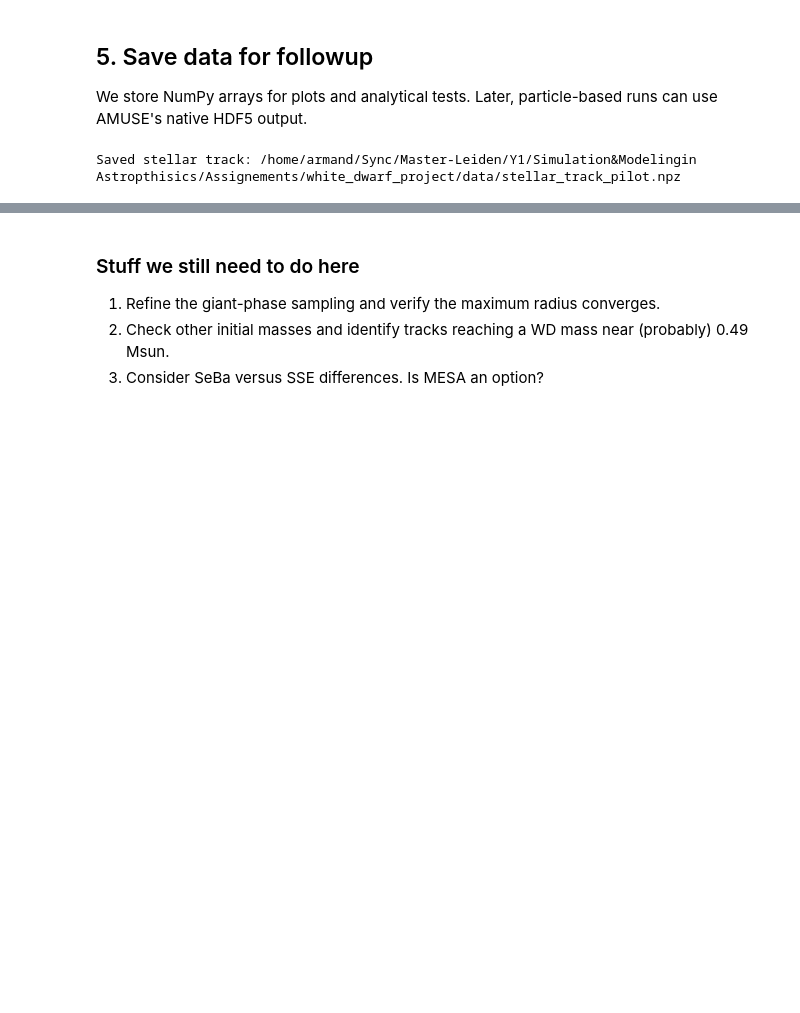
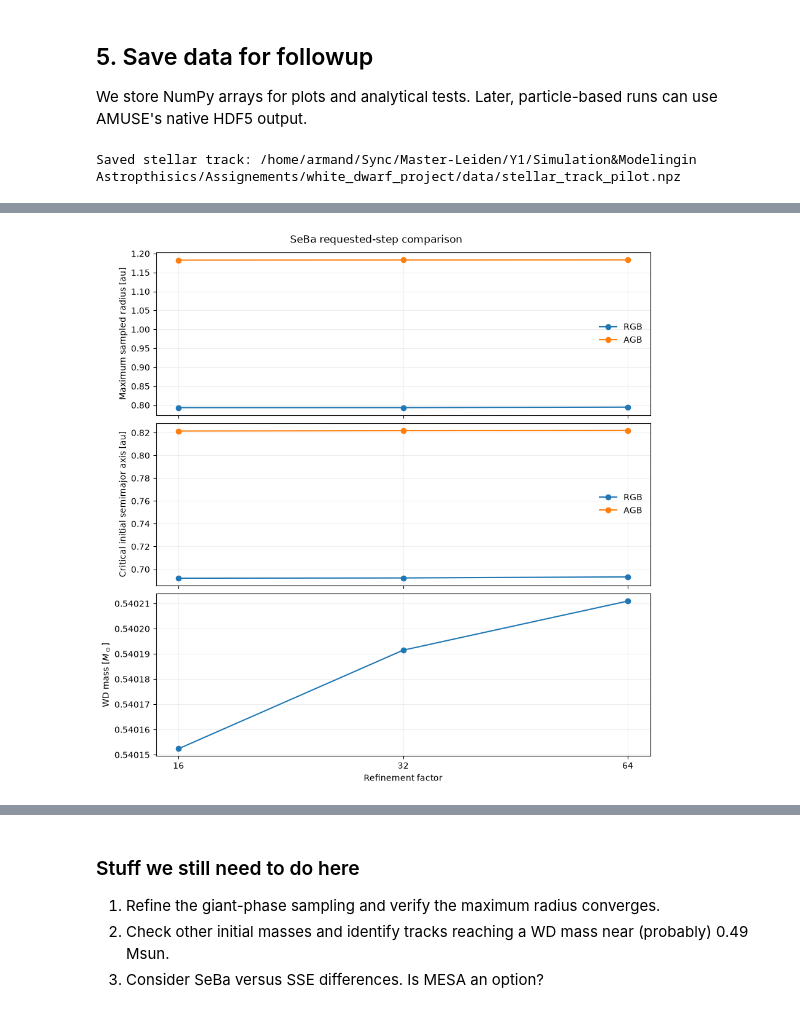
Before and after one commit to armandbl/AMUSE-Assignements, a Jupyter notebook: white_dwarf_project/notebooks/01_stellar_evolution.ipynb, the cells around one changed output, grey strips where cells are left out. Cells and saved outputs as stored; diff of their text form; code cells hidden in the pictures; blank space fills up the shorter version.

```diff
--- a/white_dwarf_project/notebooks/01_stellar_evolution.ipynb
+++ b/white_dwarf_project/notebooks/01_stellar_evolution.ipynb
@@ -199,0 +508,23 @@ Saved stellar track: /home/armand/Sync/Master-Leiden/Y1/Simulation&Modelingin As
+# %%
+# This is expected to take a while, for me it took about 20 minutes for the three refinements.
+
+if len(REFINEMENTS) < 3 or any(int(r) != r or r < 1 for r in REFINEMENTS):
+    raise ValueError("Choose at least three positive integer refinements.")
+if any(b != 2*a for a, b in zip(REFINEMENTS[:-1], REFINEMENTS[1:])):
+    raise ValueError("Use successive doublings, e.g. (16, 32, 64).")
+
+write_json(SAMPLING_DIR / "settings.json", {
+    "initial_mass_MSun": float(M_INITIAL.value_in(units.MSun)),
+    "metallicity": float(METALLICITY), "refinements": list(REFINEMENTS),
+    "base_steps_Myr": BASE_STEPS_MYR, "planet_mass_MSun": PLANET_MASS_MSUN,
+    "boundary_eccentricity": BOUNDARY_ECCENTRICITY,
+    "boundary_tolerance_AU": BOUNDARY_TOL_AU,
+    "WD_mass_tolerance_MSun": WD_MASS_TOL_MSUN,
+    "radius_relative_tolerance": RADIUS_REL_TOL,
+})
+refined_tracks, refinement_times, refinement_paths = {}, {}, {}
+for refinement in REFINEMENTS:
+    result, elapsed, path = run_refined_track(refinement)
+    refined_tracks[refinement] = result
+    refinement_times[refinement] = elapsed
+    refinement_paths[refinement] = path
@@ -199,0 +684,23 @@ Saved stellar track: /home/armand/Sync/Master-Leiden/Y1/Simulation&Modelingin As
+# %%
+# Plot the stuff from the above comparison.
+levels = np.array(REFINEMENTS)
+fig, axes = plt.subplots(3, 1, figsize=(9, 9), sharex=True, constrained_layout=True)
+for phase in ("RGB", "AGB"):
+    axes[0].plot(levels, [by_refinement[r][f"max_radius_{phase}_AU"] for r in levels], "o-", label=phase)
+    axes[1].plot(levels, [by_refinement[r][f"a_critical_{phase}_AU"] for r in levels], "o-", label=phase)
+axes[2].plot(levels, [by_refinement[r]["mass_WD_MSun"] for r in levels], "o-")
+axes[0].set_ylabel("Maximum sampled radius [au]")
+axes[1].set_ylabel("Critical initial semimajor axis [au]")
+axes[2].set_ylabel(r"WD mass [$M_\odot$]")
+axes[2].set_xlabel("Refinement factor")
+axes[2].set_xscale("log", base=2)
+axes[2].set_xticks(levels, [str(r) for r in levels])
+for ax in axes:
+    ax.grid(alpha=0.2)
+for ax in axes[:2]:
+    ax.legend(frameon=False)
+fig.suptitle("SeBa requested-step comparison")
+fig.savefig(SAMPLING_FIGURES / "stellar_sampling_convergence.pdf", bbox_inches="tight")
+plt.show()
+# %% [output]
+[figure, added]
```
Also changed, not shown: parts of 12 cells of this notebook, 1 other file.
